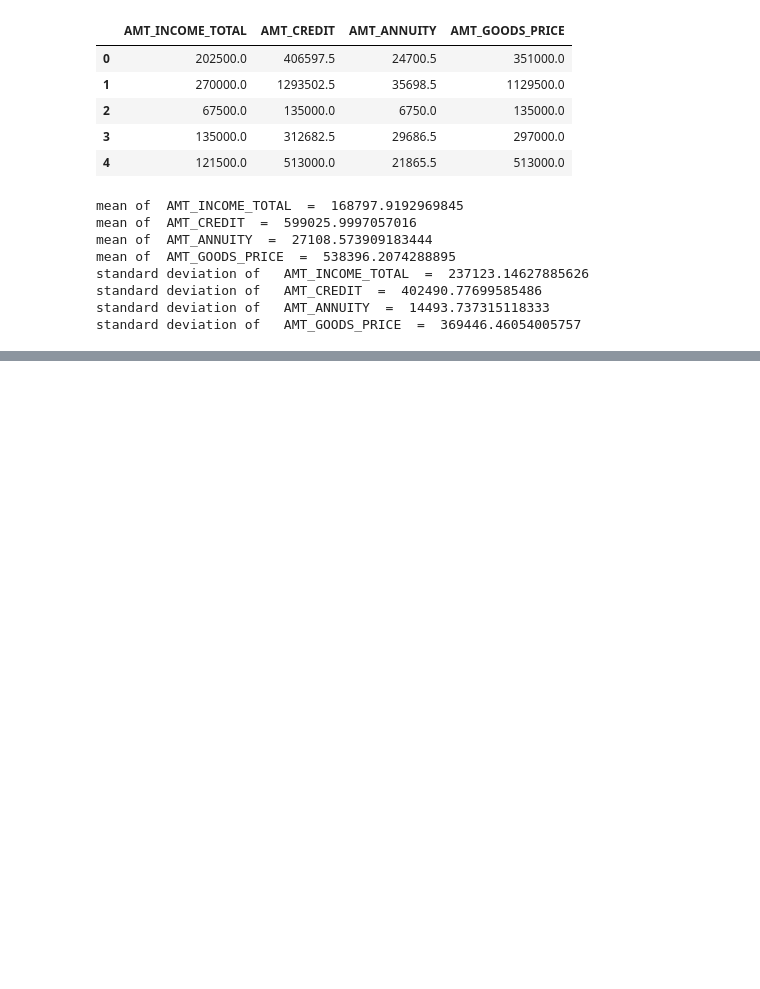
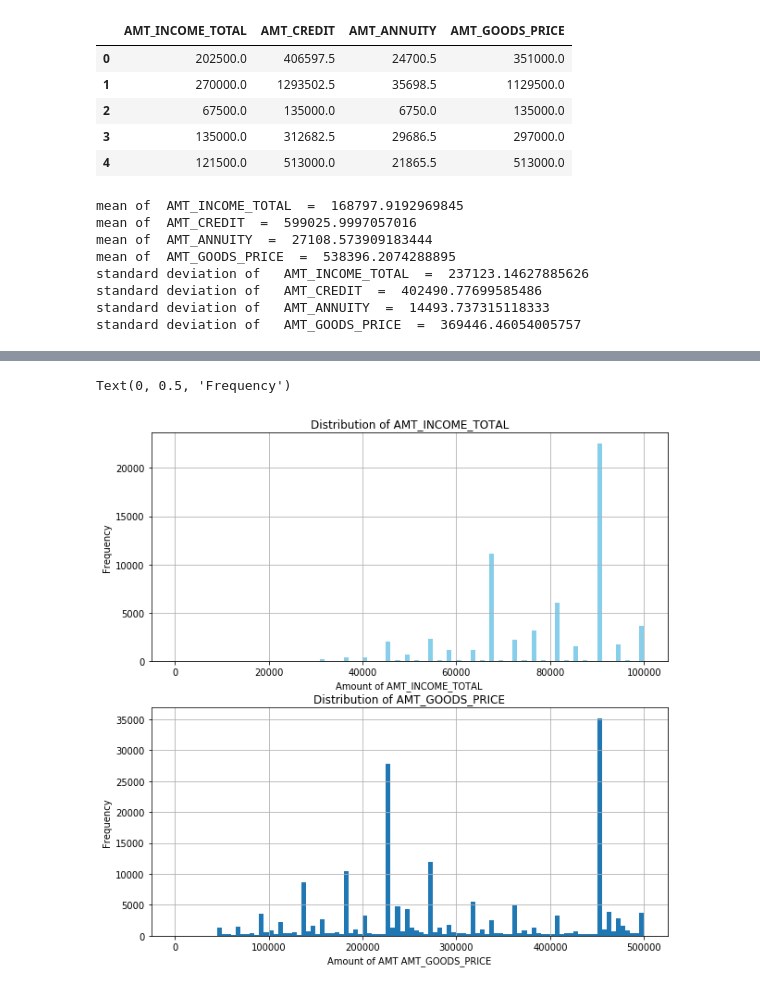
Before and after one commit to chemicalking/2nd-ML100Days, a Jupyter notebook: homework/Day_005_HW.ipynb, the cells around one changed output, grey strips where cells are left out. Drawn from its saved outputs; the diff is of its cells as text; code cells hidden in the pictures; blank space fills up the shorter version.

```diff
--- a/homework/Day_005_HW.ipynb
+++ b/homework/Day_005_HW.ipynb
@@ -101,0 +128,15 @@ standard deviation of   AMT_GOODS_PRICE  =  369446.46054005757
+# %%
+plt.figure(figsize = (10,10))
+AMT_INCOME_TOTAL = plt.subplot(2,1,1)
+AMT_INCOME_TOTAL = app_train['AMT_INCOME_TOTAL'].hist(bins = 100, range = (0, 100000), color = 'skyblue')
+AMT_INCOME_TOTAL.set_title('Distribution of AMT_INCOME_TOTAL')
+AMT_INCOME_TOTAL.set_xlabel('Amount of AMT_INCOME_TOTAL')
+AMT_INCOME_TOTAL.set_ylabel('Frequency')
+AMT_GOODS_PRICE = plt.subplot(2,1,2)
+AMT_GOODS_PRICE = app_train['AMT_GOODS_PRICE'].hist(bins = 100, range = (0,500000))
+AMT_GOODS_PRICE.set_title('Distribution of AMT_GOODS_PRICE')
+AMT_GOODS_PRICE.set_xlabel('Amount of AMT AMT_GOODS_PRICE')
+AMT_GOODS_PRICE.set_ylabel('Frequency')
+# %% [output]
+Text(0, 0.5, 'Frequency')
+[figure, added]
```
Also changed, not shown: parts of 4 cells of this notebook.
